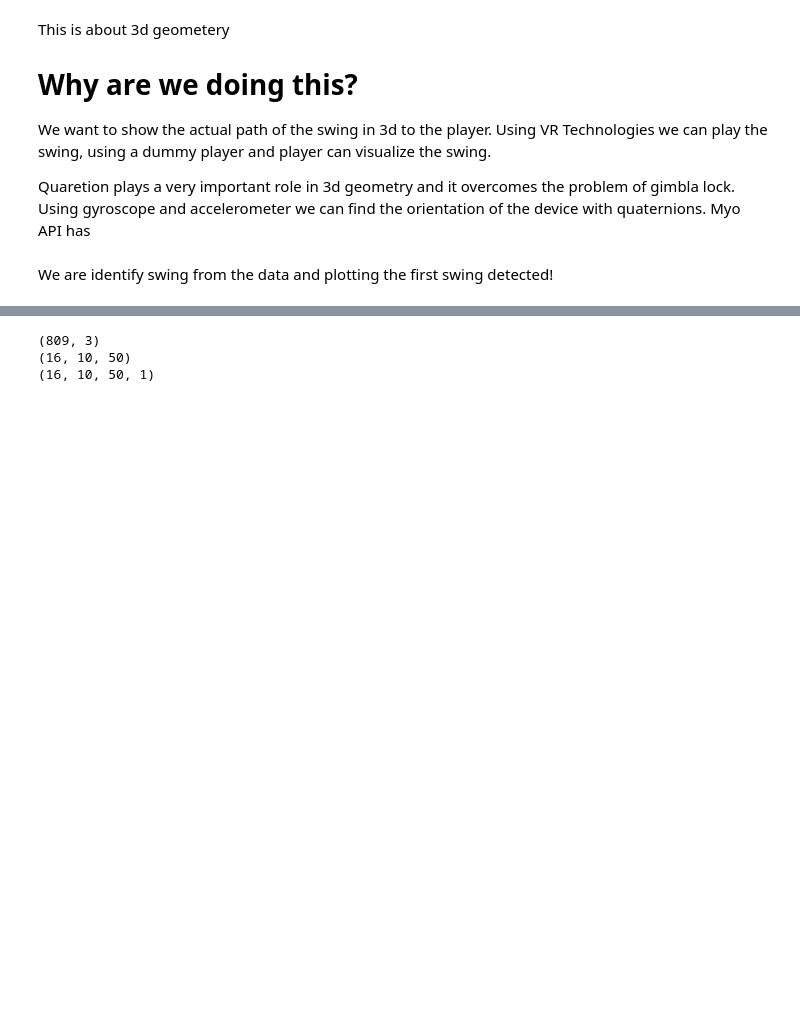
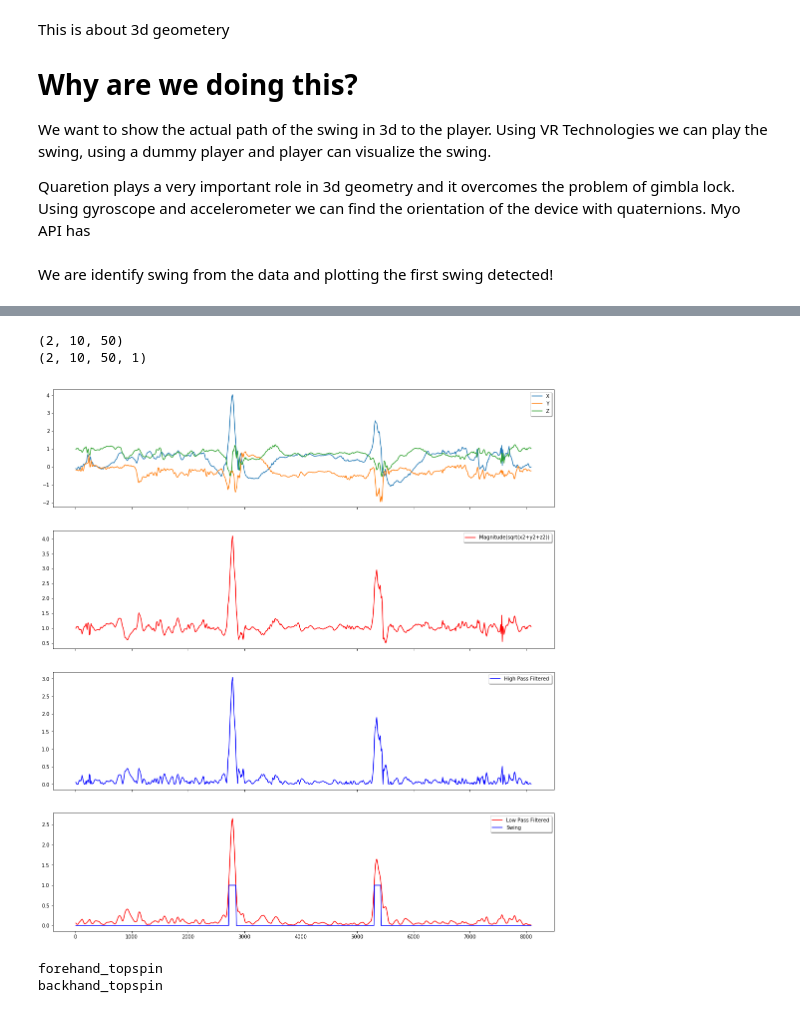
Before and after one commit to shafi-dayatar/SportsAnalytics, a Jupyter notebook: apps/data_analysis/jupyter_notebook/Data_Analysis of IMU data.ipynb, the cells around one changed output, grey strips where cells are left out. Saved outputs shown, nothing was run; the diff lists cells and outputs as text; code cells hidden in the pictures; blank space fills up the shorter version.

Commit message:
Created a better model

```diff
--- a/apps/data_analysis/jupyter_notebook/Data_Analysis of IMU data.ipynb
+++ b/apps/data_analysis/jupyter_notebook/Data_Analysis of IMU data.ipynb
@@ -532,37 +342,42 @@ None
 # %%
 file_name = "temp_data/" + "test_shafi_forehand_backhand.csv"
-test_file = pd.read_csv(file_name, sep=',',header=0);
-#test_file.head()
-test_time = test_file['timestamp']
-test_acc = test_file[['AccX','AccY', 'AccZ']]
-test_gyr = test_file[['GyroX', 'GyroY', 'GyroZ']]
-test_quat = test_file[['orientation_w', 'orientation_x', 'orientation_y', 'orientation_z']]
-print test_acc.shape
-swing_test = []
-for i in range(0, test_acc.shape[0]-50, 50):
-    a = test_acc[i:i+50].as_matrix().T
-    g = test_gyr[i:i+50].as_matrix().T
-    q = test_quat[i:i+50].as_matrix().T
-    a = np.concatenate((a,g), axis=0)
-    a = np.concatenate((a,q), axis=0)
-    swing_test.append(a)
+test_file = load_file(file_name, "forehand_slice")
 
-swing_test = np.array(swing_test)
+
+#stroke_data = merge_data(forehand_topspin, backhand_topspin)
+#stroke_data = merge_data(stroke_data, backhand_slice)
+test_time, test_gyr, test_acc, test_quaternion  = get_lables(test_file)
+test_time = test_time.cumsum()
+
+testSwing = StrokeDetection.identifyStroke(test_time, test_acc)
+t_sm, t_ss, t_se, t_sp = StrokeDetection.strokeIndexes(testSwing)
+
+def getTestSwing(x):
+    test_features = []
+    for index in x:
+        Y_value = stroke_y.iloc[index]
+        a = test_acc.iloc[index-25:index+25].as_matrix().T
+        g = test_gyr.iloc[index-25:index+25].as_matrix().T
+        q = test_quaternion.iloc[index-25:index+25].as_matrix().T
+        a = np.concatenate((a,g), axis=0)
+        a = np.concatenate((a,q), axis=0)
+        test_features.append(a)
+    return np.array(test_features)
+
+swing_test = getTestSwing(t_sm)
 
 print swing_test.shape
 swing_test = np.expand_dims(swing_test,4)
 print swing_test.shape
 # %% [output]
-(809, 3)
-(16, 10, 50)
-(16, 10, 50, 1)
+(2, 10, 50)
+(2, 10, 50, 1)
+[figure, added]
 # %%
 model_prediction = np.array([np.argmax(model.predict(np.expand_dims(test_vector, 0))) for test_vector in swing_test])
-print model_prediction
-#model_prediction = np.array(model_prediction)
-#model_prediction[np.where(model_prediction>=.5)] = 1
-#model_prediction[np.where(model_prediction<.5)] = 0
-#model_prediction= model_prediction.flatten()
-#model_prediction = model_prediction.astype(int)
-#test_accuracy = 100*np.sum(model_prediction==y_test)/len(model_prediction)
-#print('Test accuracy: %.4f%%' % test_accuracy)
+
+for swing_idx in model_prediction:
+    print swing_types[swing_idx]
+# %% [output]
+forehand_topspin
+backhand_topspin
```
Also changed, not shown: parts of 29 cells of this notebook, 10 other files.
